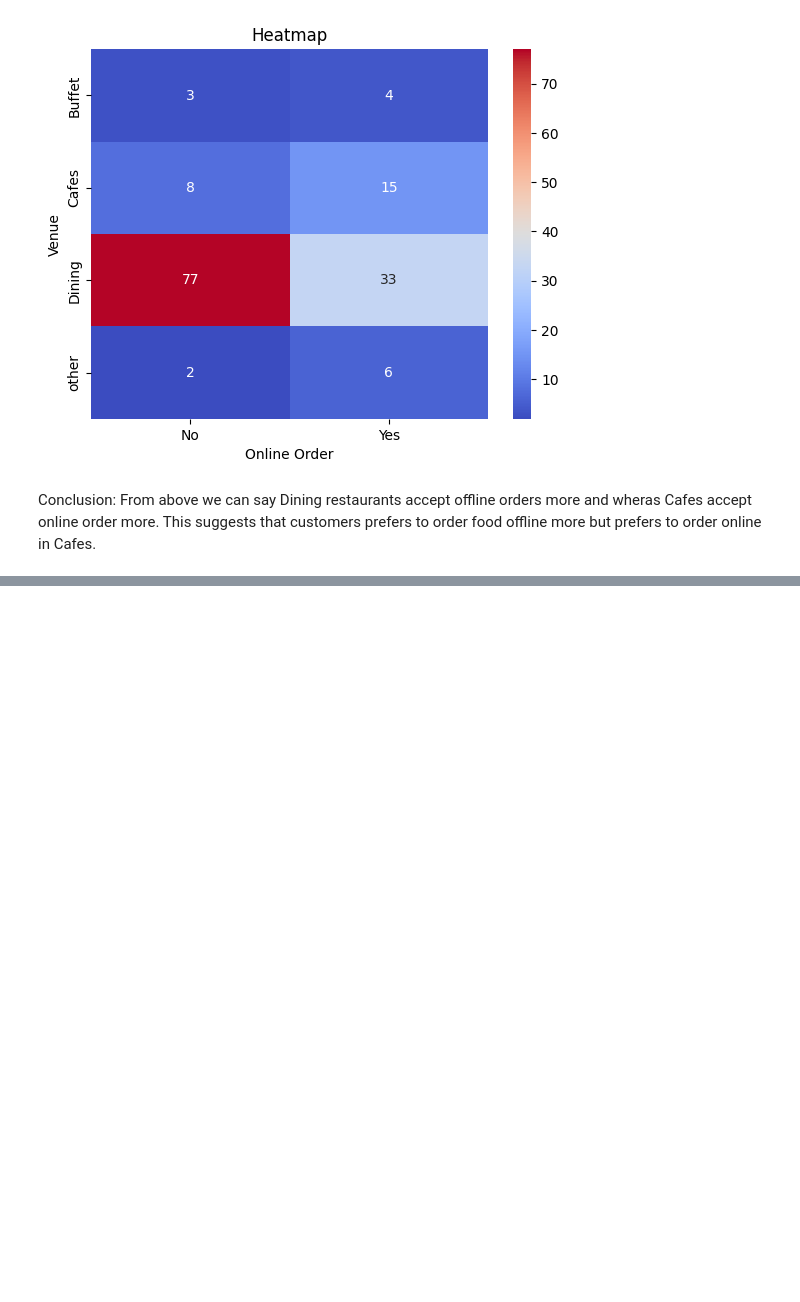
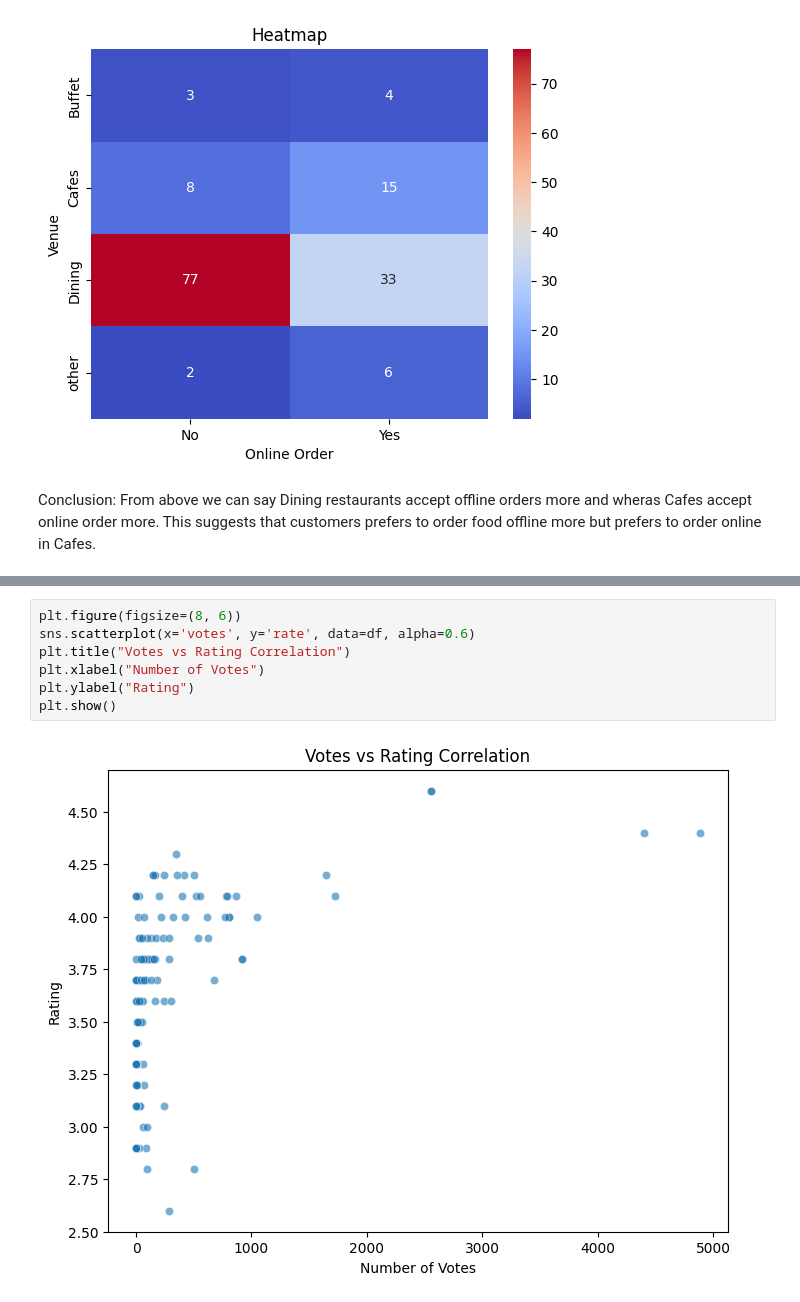
Before and after one commit to Vanshaj14Mohan/Zomata-Data-Analysis, a Jupyter notebook: Files/main.ipynb, the cells around one changed output, grey strips where cells are left out. Saved outputs shown, nothing was run; the diff lists cells and outputs as text; blank space fills up the shorter version.

```diff
--- a/Files/main.ipynb
+++ b/Files/main.ipynb
@@ -197,0 +212,9 @@ Conclusion: From above we can say Dining restaurants accept offline orders more
+# %%
+plt.figure(figsize=(8, 6))
+sns.scatterplot(x='votes', y='rate', data=df, alpha=0.6)
+plt.title("Votes vs Rating Correlation")
+plt.xlabel("Number of Votes")
+plt.ylabel("Rating")
+plt.show()
+# %% [output]
+[figure, added]
```
Also changed, not shown: parts of 5 cells of this notebook.
